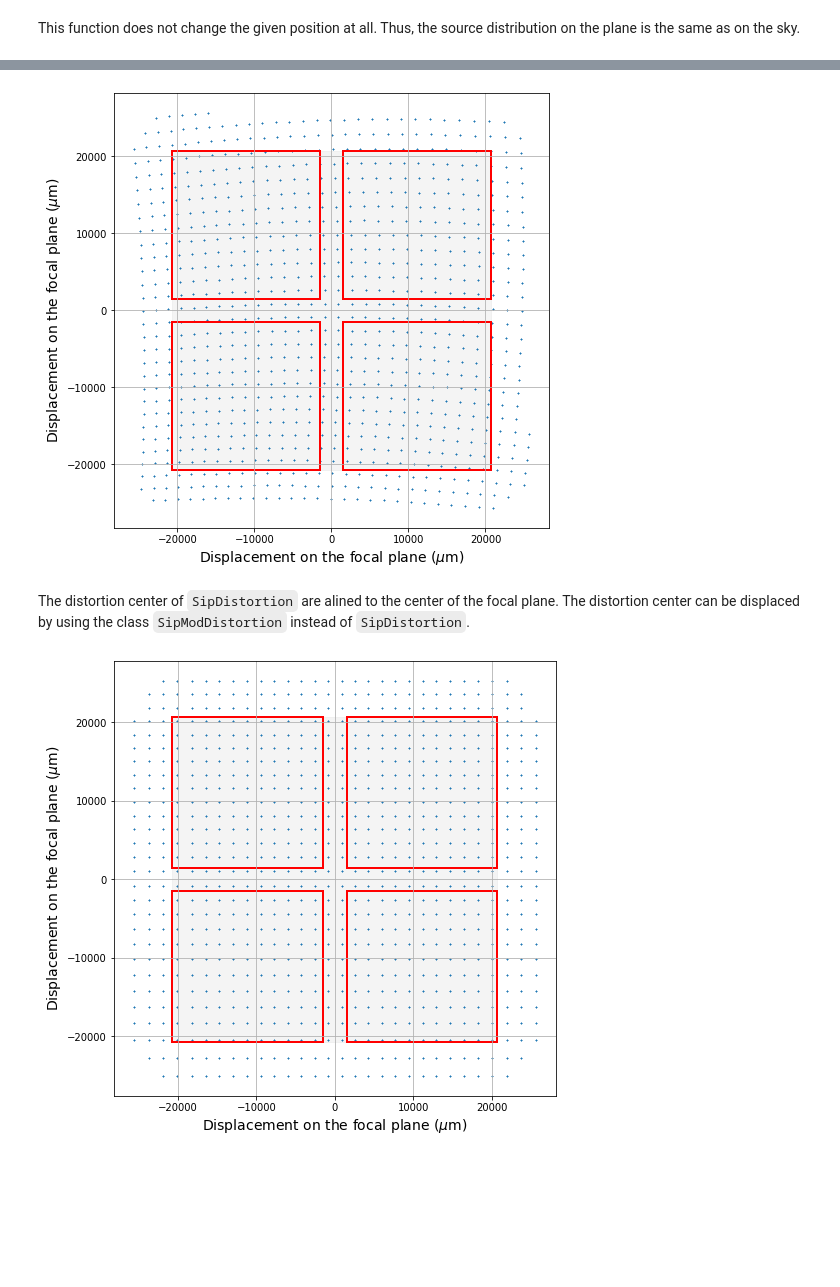
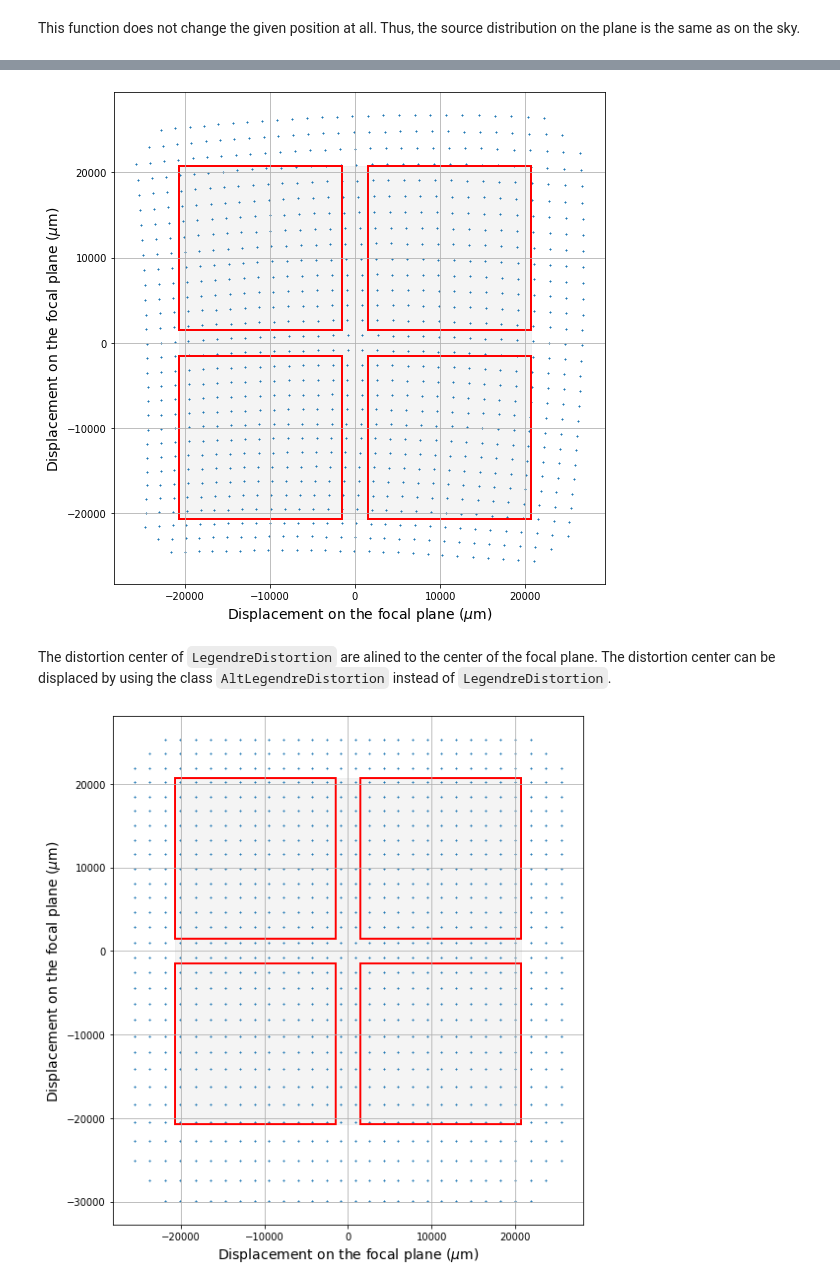
Before and after one commit to JASMINE-Mission/jasmine_warpfield, a Jupyter notebook: notebook/tutorial_08_legendre_distortion_function.ipynb, the cells around one changed output, grey strips where cells are left out. Drawn from its saved outputs; the diff is of its cells as text; code cells hidden in the pictures; blank space fills up the shorter version.

```diff
--- a/notebook/tutorial_08_legendre_distortion_function.ipynb
+++ b/notebook/tutorial_08_legendre_distortion_function.ipynb
@@ -66,20 +71,28 @@ sip_b[1,1] = -1e3
 sip_b[0,2] = -1e3
 distortion = LegendreDistortion(5, sip_a, sip_b)
 jasmine.set_distortion(distortion)
-jasmine.display_focal_plane(src)
+
+fig,ax = plt.subplots(figsize=(8,8))
+jasmine.display_focal_plane(ax,src)
+fig.tight_layout()
+plt.show()
 # %% [output]
-[figure, old version]
+[figure, new version]
 # %% [markdown]
-The distortion center of `SipDistortion` are alined to the center of the focal plane. The distortion center can be displaced by using the class `SipModDistortion` instead of `SipDistortion`.
+The distortion center of `LegendreDistortion` are alined to the center of the focal plane. The distortion center can be displaced by using the class `AltLegendreDistortion` instead of `LegendreDistortion`.
 # %%
 from warpfield.telescope.distortion.legendre import AltLegendreDistortion
 sip_a = np.zeros((6,6))
 sip_b = np.zeros((6,6))
 sip_c = np.array([0,20000])
 sip_a[3,0] = -5e2
 sip_b[0,3] = -5e2
 distortion = AltLegendreDistortion(5, sip_c, sip_a, sip_b)
 jasmine.set_distortion(distortion)
-jasmine.display_focal_plane(src)
+
+fig,ax = plt.subplots(figsize=(8,8))
+jasmine.display_focal_plane(ax,src)
+fig.tight_layout()
+plt.show()
 # %% [output]
-[figure, old version]
+[figure, new version]
```
Also changed, not shown: parts of 5 cells of this notebook, 9 other files.
